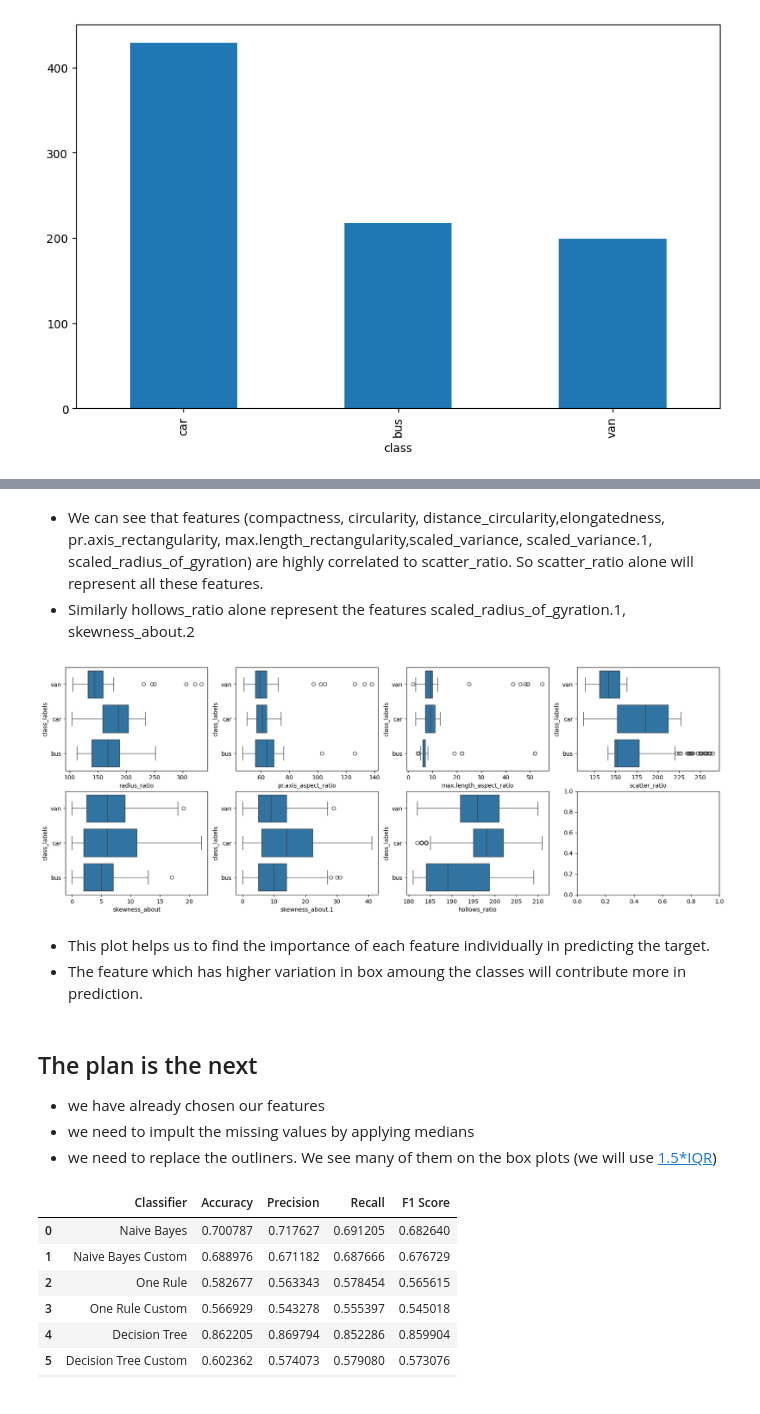
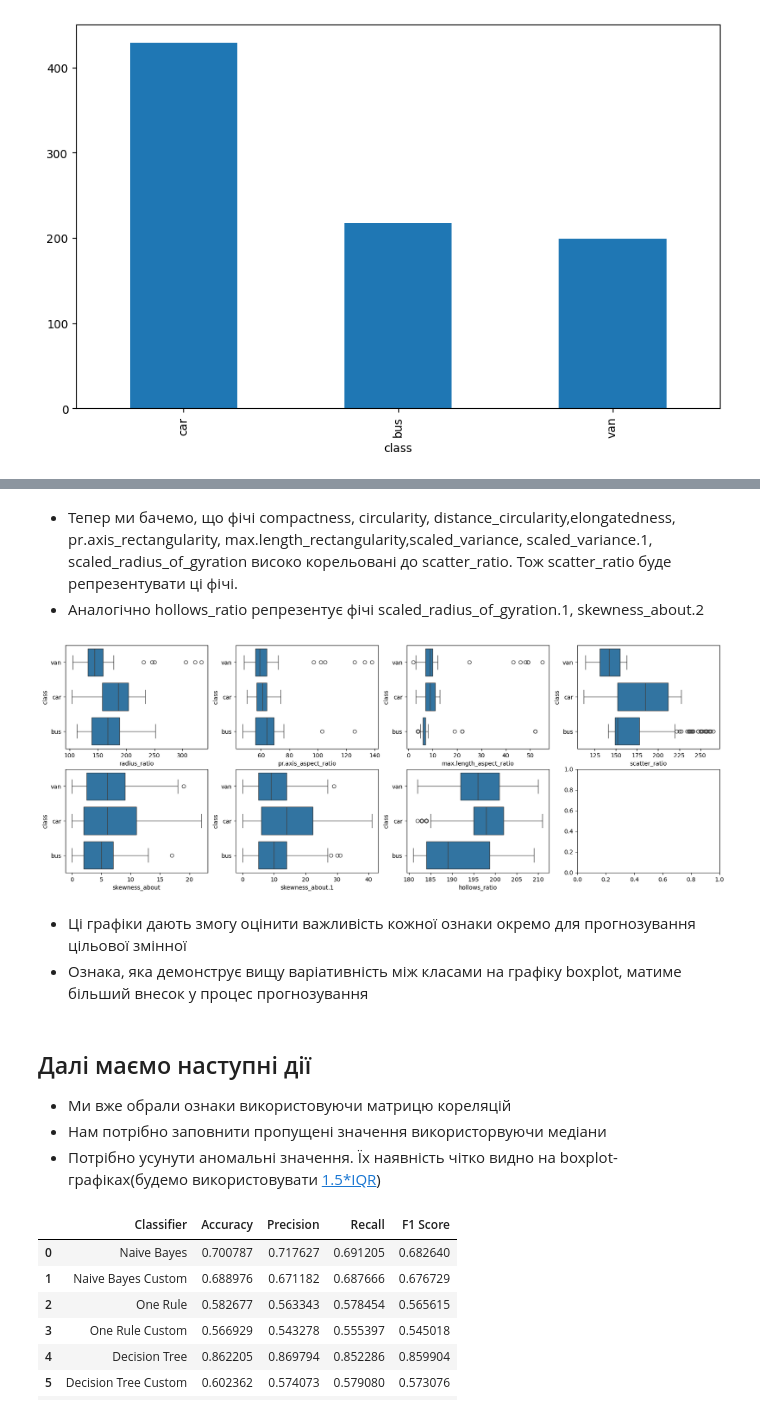
Before and after one commit to illia-st/data_mining_lab1, a Jupyter notebook: Preprocess.ipynb, the cells around one changed output, grey strips where cells are left out. Saved outputs shown, nothing was run; the diff lists cells and outputs as text; code cells hidden in the pictures.

```diff
--- a/Preprocess.ipynb
+++ b/Preprocess.ipynb
@@ -104,3 +87,5 @@ plt.show()
 # %%
-class_labels = df['class'].copy()
-df['class'] = df['class'].astype('category').cat.codes
+# class_labels = df['class'].copy()
+# df['class'] = df['class'].astype('category').cat.codes
+df['class_codes'] = df['class'].astype('category').cat.codes
+df
@@ -124,6 +123,6 @@ sns.heatmap(corr, annot = True, mask = mask)
 # %% [markdown]
-- We can see that features (compactness, circularity, distance_circularity,elongatedness, pr.axis_rectangularity, max.length_rectangularity,scaled_variance, scaled_variance.1, scaled_radius_of_gyration) are highly correlated to scatter_ratio. So scatter_ratio alone will represent all these features.
-- Similarly hollows_ratio alone represent the features scaled_radius_of_gyration.1, skewness_about.2
+- Тепер ми бачемо, що фічі compactness, circularity, distance_circularity,elongatedness, pr.axis_rectangularity, max.length_rectangularity,scaled_variance, scaled_variance.1, scaled_radius_of_gyration високо корельовані до scatter_ratio. Тож scatter_ratio буде репрезентувати ці фічі.
+- Аналогічно hollows_ratio репрезентує фічі scaled_radius_of_gyration.1, skewness_about.2
 # %%
 selected_columns = [
     'radius_ratio',
@@ -136,20 +135,19 @@ selected_columns = [
 ]
 # %%
 fig, ax = plt.subplots(nrows = 2, ncols = 4, figsize = [20, 7])
-df['class_labels'] = class_labels
 
 for col, axes in zip(selected_columns, ax.flatten()):
-  sns.boxplot(x = col, y = 'class_labels', data = df, ax = axes)
+  sns.boxplot(x = col, y = 'class', data = df.drop(columns=["class_codes"]), ax = axes)
 # %% [output]
-[figure, old version]
+[figure, new version]
 # %% [markdown]
-- This plot helps us to find the importance of each feature individually in predicting the target.
-- The feature which has higher variation in box amoung the classes will contribute more in prediction.
+- Ці графіки дають змогу оцінити важливість кожної ознаки окремо для прогнозування цільової змінної
+- Ознака, яка демонструє вищу варіативність між класами на графіку boxplot, матиме більший внесок у процес прогнозування
 # %% [markdown]
-## The plan is the next
-- we have already chosen our features
-- we need to impult the missing values by applying medians
-- we need to replace the outliners. We see many of them on the box plots (we will use [1.5*IQR](https://medium.com/@prashant.nair2050/hands-on-outlier-detection-and-treatment-in-python-using-1-5-iqr-rule-f9ff1961a414))
+## Далі маємо наступні дії
+- Ми вже обрали ознаки використовуючи матрицю кореляцій
+- Нам потрібно заповнити пропущені значення використорвуючи медіани
+- Потрібно усунути аномальні значення. Їх наявність чітко видно на boxplot-графіках(будемо використовувати [1.5*IQR](https://medium.com/@prashant.nair2050/hands-on-outlier-detection-and-treatment-in-python-using-1-5-iqr-rule-f9ff1961a414))
 # %%
 def outlier_removal(ar):
   for i in range(ar.shape[1]):
```
Also changed, not shown: parts of 25 cells of this notebook.
